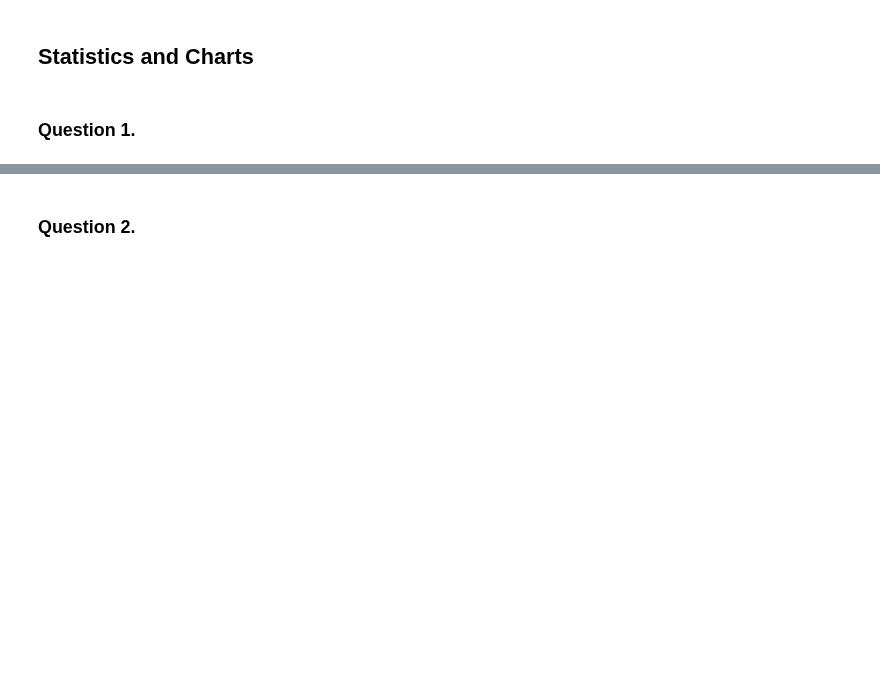
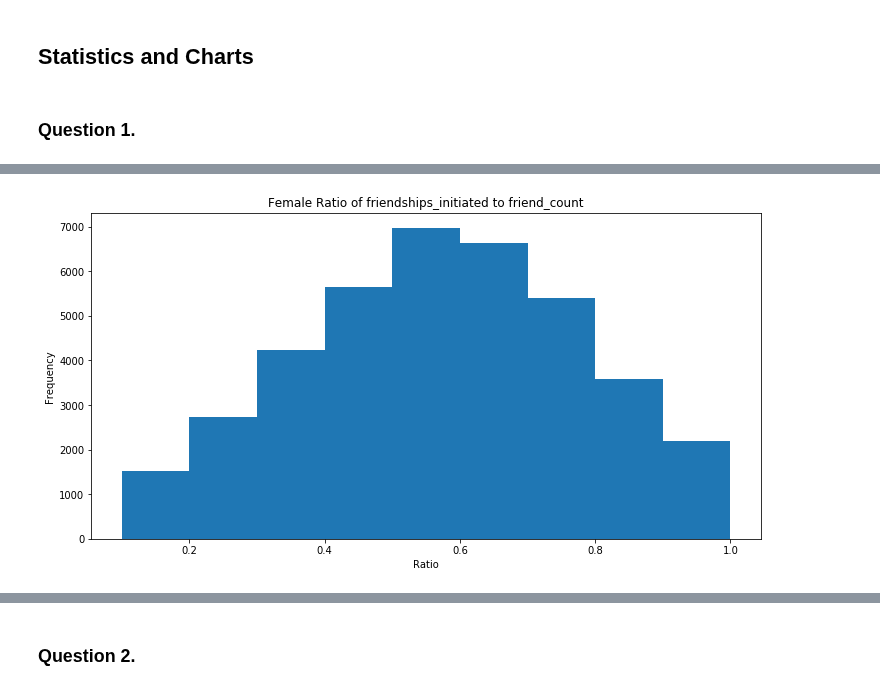
Before and after one commit to bigyihsuan/SocialMediaProject, a Jupyter notebook: Social Media Analysis Code.ipynb, the cells around one changed output, grey strips where cells are left out. Cells and saved outputs as stored; diff of their text form; code cells hidden in the pictures; blank space fills up the shorter version.

```diff
--- a/Social Media Analysis Code.ipynb
+++ b/Social Media Analysis Code.ipynb
@@ -162,0 +172,5 @@ df.head()
+# %%
+data_dir = ''
+file_name = data_dir + 'pseudo_facebook.csv'
+df1 = pd.read_csv(file_name)
+df1
@@ -162,0 +226,3 @@ df.head()
+# %%
+f_nozero = df1.loc[(df1['gender']=='female') & (df1['friend_count'] > 0)]
+f_nozero
@@ -162,0 +260,4 @@ df.head()
+# %%
+f_nozero['ratio'] = f_nozero['friendships_initiated']/f_nozero['friend_count']
+female = f_nozero['ratio'].describe()
+female
@@ -162,0 +316,10 @@ df.head()
+# %%
+n_bins = [ 0.1, 0.2, 0.3, 0.4, 0.5, 0.6, 0.7, 0.8, 0.9, 1]
+plt.hist(f_nozero['ratio'], bins=n_bins)
+plt.gcf().set_size_inches(12, 6)
+plt.title('Female Ratio of friendships_initiated to friend_count')
+plt.xlabel('Ratio')
+plt.ylabel('Frequency')
+plt.show()
+# %% [output]
+[figure, added]
```
Also changed, not shown: parts of 21 cells of this notebook, 3 other files.
